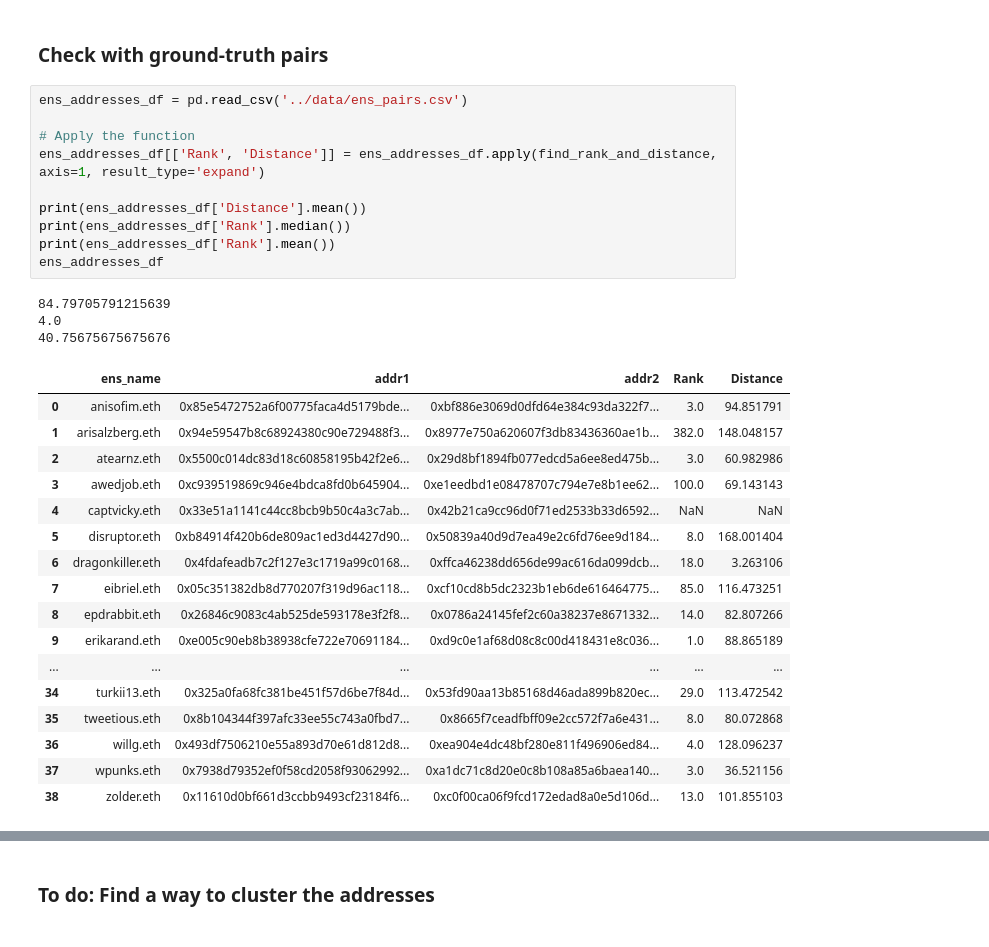
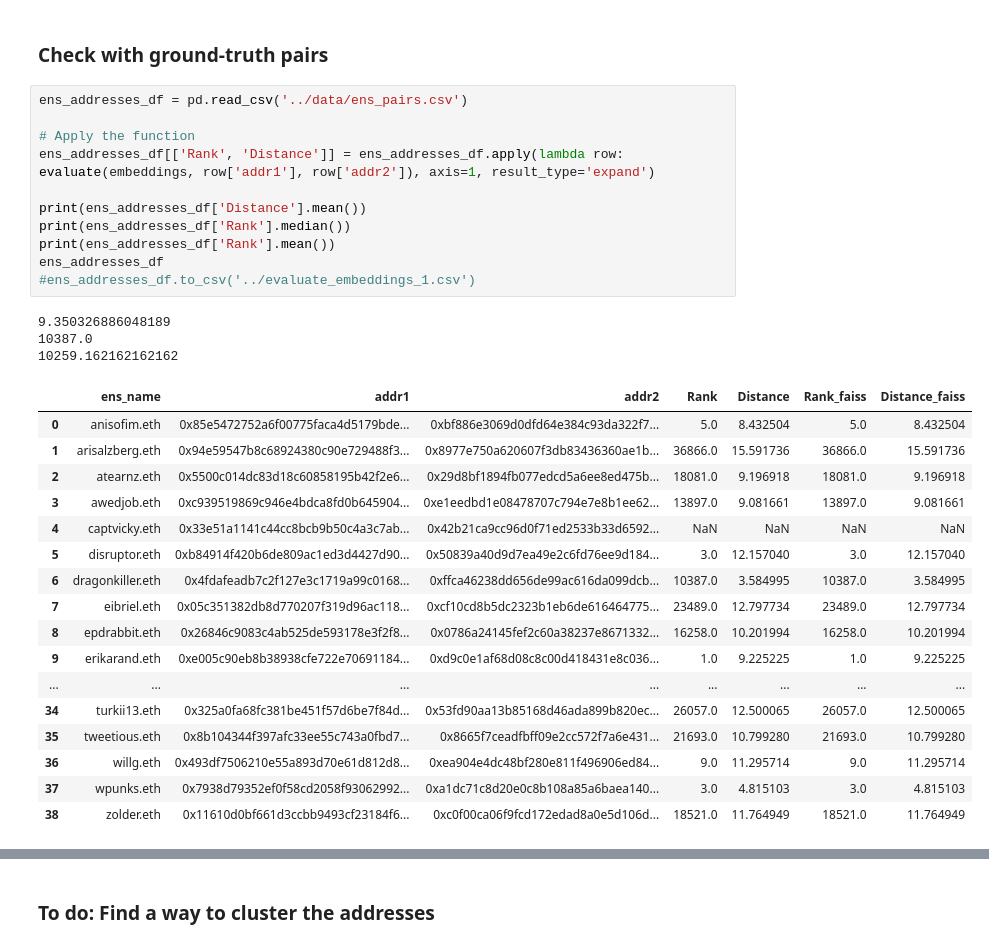
Before and after one commit to dariothuerkauf/address-clustering, a Jupyter notebook: python/node-embedding.ipynb, the cells around one changed output, grey strips where cells are left out. Cells and saved outputs as stored; diff of their text form.

```diff
--- a/python/node-embedding.ipynb
+++ b/python/node-embedding.ipynb
@@ -256,31 +390,32 @@ find_k_nearest(embeddings_df, '0x85e5472752a6f00775faca4d5179bde1081571b0', 20)
 # %%
 ens_addresses_df = pd.read_csv('../data/ens_pairs.csv')
 
 # Apply the function
-ens_addresses_df[['Rank', 'Distance']] = ens_addresses_df.apply(find_rank_and_distance, axis=1, result_type='expand')
+ens_addresses_df[['Rank', 'Distance']] = ens_addresses_df.apply(lambda row: evaluate(embeddings, row['addr1'], row['addr2']), axis=1, result_type='expand')
 
 print(ens_addresses_df['Distance'].mean())
 print(ens_addresses_df['Rank'].median())
 print(ens_addresses_df['Rank'].mean())
 ens_addresses_df
+#ens_addresses_df.to_csv('../evaluate_embeddings_1.csv')
 # %% [output]
-84.79705791215639
-4.0
-40.75675675675676
+9.350326886048189
+10387.0
+10259.162162162162
-|  | ens_name | addr1 | addr2 | Rank | Distance |
-| 0 | anisofim.eth | 0x85e5472752a6f00775faca4d5179bde... | 0xbf886e3069d0dfd64e384c93da322f7... | 3.0 | 94.851791 |
-| 1 | arisalzberg.eth | 0x94e59547b8c68924380c90e729488f3... | 0x8977e750a620607f3db83436360ae1b... | 382.0 | 148.048157 |
-| 2 | atearnz.eth | 0x5500c014dc83d18c60858195b42f2e6... | 0x29d8bf1894fb077edcd5a6ee8ed475b... | 3.0 | 60.982986 |
-| 3 | awedjob.eth | 0xc939519869c946e4bdca8fd0b645904... | 0xe1eedbd1e08478707c794e7e8b1ee62... | 100.0 | 69.143143 |
-| 4 | captvicky.eth | 0x33e51a1141c44cc8bcb9b50c4a3c7ab... | 0x42b21ca9cc96d0f71ed2533b33d6592... | NaN | NaN |
-| 5 | disruptor.eth | 0xb84914f420b6de809ac1ed3d4427d90... | 0x50839a40d9d7ea49e2c6fd76ee9d184... | 8.0 | 168.001404 |
-| 6 | dragonkiller.eth | 0x4fdafeadb7c2f127e3c1719a99c0168... | 0xffca46238dd656de99ac616da099dcb... | 18.0 | 3.263106 |
-| 7 | eibriel.eth | 0x05c351382db8d770207f319d96ac118... | 0xcf10cd8b5dc2323b1eb6de616464775... | 85.0 | 116.473251 |
-| 8 | epdrabbit.eth | 0x26846c9083c4ab525de593178e3f2f8... | 0x0786a24145fef2c60a38237e8671332... | 14.0 | 82.807266 |
-| 9 | erikarand.eth | 0xe005c90eb8b38938cfe722e70691184... | 0xd9c0e1af68d08c8c00d418431e8c036... | 1.0 | 88.865189 |
-| ... | ... | ... | ... | ... | ... |
-| 34 | turkii13.eth | 0x325a0fa68fc381be451f57d6be7f84d... | 0x53fd90aa13b85168d46ada899b820ec... | 29.0 | 113.472542 |
-| 35 | tweetious.eth | 0x8b104344f397afc33ee55c743a0fbd7... | 0x8665f7ceadfbff09e2cc572f7a6e431... | 8.0 | 80.072868 |
-| 36 | willg.eth | 0x493df7506210e55a893d70e61d812d8... | 0xea904e4dc48bf280e811f496906ed84... | 4.0 | 128.096237 |
-| 37 | wpunks.eth | 0x7938d79352ef0f58cd2058f93062992... | 0xa1dc71c8d20e0c8b108a85a6baea140... | 3.0 | 36.521156 |
-| 38 | zolder.eth | 0x11610d0bf661d3ccbb9493cf23184f6... | 0xc0f00ca06f9fcd172edad8a0e5d106d... | 13.0 | 101.855103 |
+|  | ens_name | addr1 | addr2 | Rank | Distance | Rank_faiss | Distance_faiss |
+| 0 | anisofim.eth | 0x85e5472752a6f00775faca4d5179bde... | 0xbf886e3069d0dfd64e384c93da322f7... | 5.0 | 8.432504 | 5.0 | 8.432504 |
+| 1 | arisalzberg.eth | 0x94e59547b8c68924380c90e729488f3... | 0x8977e750a620607f3db83436360ae1b... | 36866.0 | 15.591736 | 36866.0 | 15.591736 |
+| 2 | atearnz.eth | 0x5500c014dc83d18c60858195b42f2e6... | 0x29d8bf1894fb077edcd5a6ee8ed475b... | 18081.0 | 9.196918 | 18081.0 | 9.196918 |
+| 3 | awedjob.eth | 0xc939519869c946e4bdca8fd0b645904... | 0xe1eedbd1e08478707c794e7e8b1ee62... | 13897.0 | 9.081661 | 13897.0 | 9.081661 |
+| 4 | captvicky.eth | 0x33e51a1141c44cc8bcb9b50c4a3c7ab... | 0x42b21ca9cc96d0f71ed2533b33d6592... | NaN | NaN | NaN | NaN |
+| 5 | disruptor.eth | 0xb84914f420b6de809ac1ed3d4427d90... | 0x50839a40d9d7ea49e2c6fd76ee9d184... | 3.0 | 12.157040 | 3.0 | 12.157040 |
+| 6 | dragonkiller.eth | 0x4fdafeadb7c2f127e3c1719a99c0168... | 0xffca46238dd656de99ac616da099dcb... | 10387.0 | 3.584995 | 10387.0 | 3.584995 |
+| 7 | eibriel.eth | 0x05c351382db8d770207f319d96ac118... | 0xcf10cd8b5dc2323b1eb6de616464775... | 23489.0 | 12.797734 | 23489.0 | 12.797734 |
+| 8 | epdrabbit.eth | 0x26846c9083c4ab525de593178e3f2f8... | 0x0786a24145fef2c60a38237e8671332... | 16258.0 | 10.201994 | 16258.0 | 10.201994 |
+| 9 | erikarand.eth | 0xe005c90eb8b38938cfe722e70691184... | 0xd9c0e1af68d08c8c00d418431e8c036... | 1.0 | 9.225225 | 1.0 | 9.225225 |
+| ... | ... | ... | ... | ... | ... | ... | ... |
+| 34 | turkii13.eth | 0x325a0fa68fc381be451f57d6be7f84d... | 0x53fd90aa13b85168d46ada899b820ec... | 26057.0 | 12.500065 | 26057.0 | 12.500065 |
+| 35 | tweetious.eth | 0x8b104344f397afc33ee55c743a0fbd7... | 0x8665f7ceadfbff09e2cc572f7a6e431... | 21693.0 | 10.799280 | 21693.0 | 10.799280 |
+| 36 | willg.eth | 0x493df7506210e55a893d70e61d812d8... | 0xea904e4dc48bf280e811f496906ed84... | 9.0 | 11.295714 | 9.0 | 11.295714 |
+| 37 | wpunks.eth | 0x7938d79352ef0f58cd2058f93062992... | 0xa1dc71c8d20e0c8b108a85a6baea140... | 3.0 | 4.815103 | 3.0 | 4.815103 |
+| 38 | zolder.eth | 0x11610d0bf661d3ccbb9493cf23184f6... | 0xc0f00ca06f9fcd172edad8a0e5d106d... | 18521.0 | 11.764949 | 18521.0 | 11.764949 |
```
Also changed, not shown: parts of 10 cells of this notebook, 1 other file.
